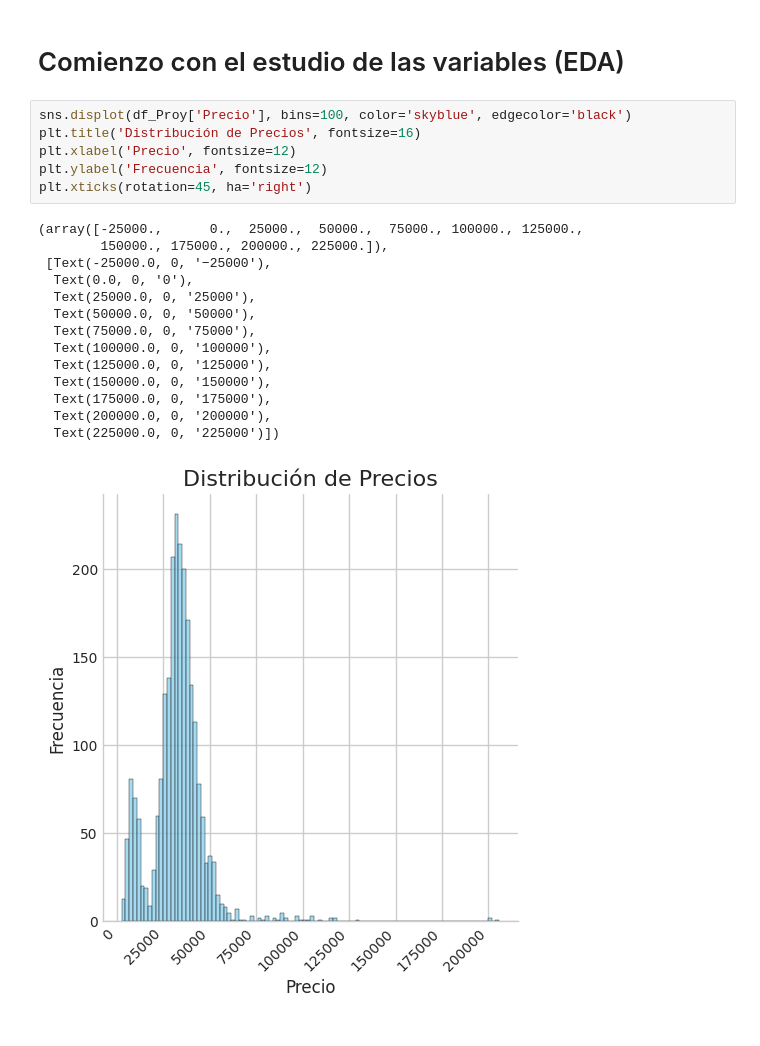
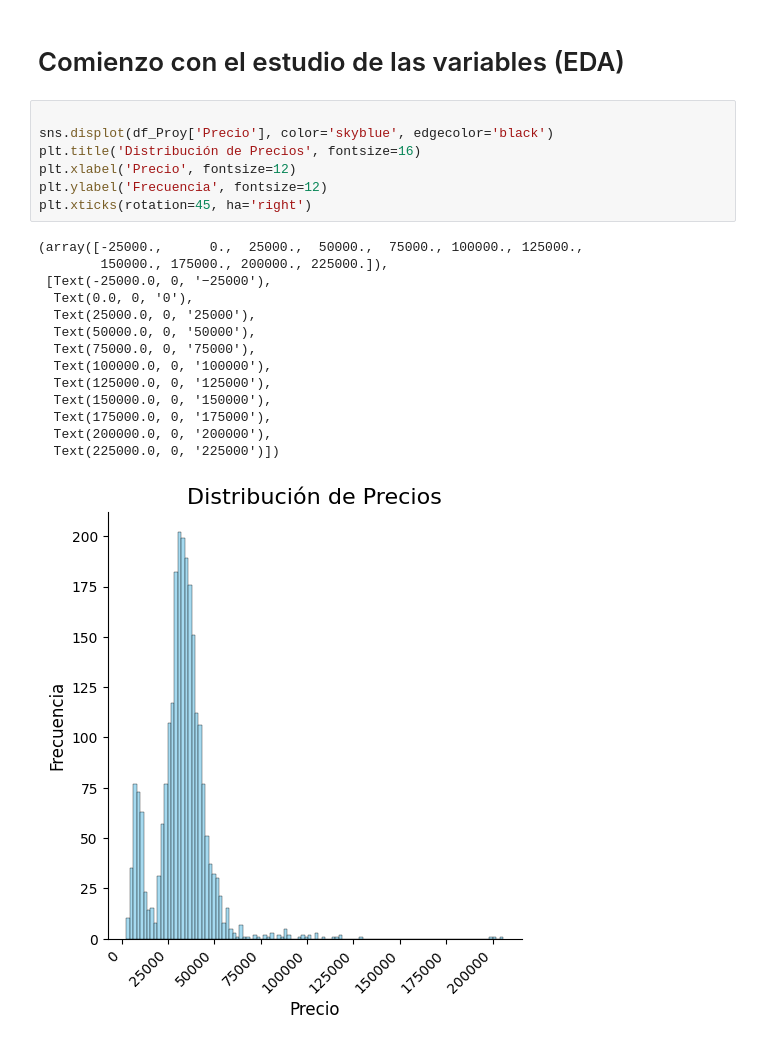
Before and after one commit to Jorge-Alvarez-23/Data-Science-II_Coder, a Jupyter notebook: PROYECTO.ipynb, the cells around one changed output. Cells and saved outputs as stored; diff of their text form.

```diff
--- a/PROYECTO.ipynb
+++ b/PROYECTO.ipynb
@@ -1019,26 +1019,27 @@ df_Proy.groupby(['Tarj_Grafica', 'MemorTarjGráfica'])['Tarj_Grafica'].count().r
 # %% [markdown]
 # Comienzo con el estudio de las variables (EDA)
 # %%
-sns.displot(df_Proy['Precio'], bins=100, color='skyblue', edgecolor='black')
+
+sns.displot(df_Proy['Precio'], color='skyblue', edgecolor='black')
 plt.title('Distribución de Precios', fontsize=16)
 plt.xlabel('Precio', fontsize=12)
 plt.ylabel('Frecuencia', fontsize=12)
 plt.xticks(rotation=45, ha='right')
 # %% [output]
 (array([-25000.,      0.,  25000.,  50000.,  75000., 100000., 125000.,
         150000., 175000., 200000., 225000.]),
  [Text(-25000.0, 0, '−25000'),
   Text(0.0, 0, '0'),
   Text(25000.0, 0, '25000'),
   Text(50000.0, 0, '50000'),
   Text(75000.0, 0, '75000'),
   Text(100000.0, 0, '100000'),
   Text(125000.0, 0, '125000'),
   Text(150000.0, 0, '150000'),
   Text(175000.0, 0, '175000'),
   Text(200000.0, 0, '200000'),
   Text(225000.0, 0, '225000')])
-[figure, old version]
+[figure, new version]
 # %%
 sns.displot(df_Proy['Precio'], kind='kde')
 plt.title('Distribución de Precios', fontsize=16)
```
Also changed, not shown: parts of 2 cells of this notebook.
